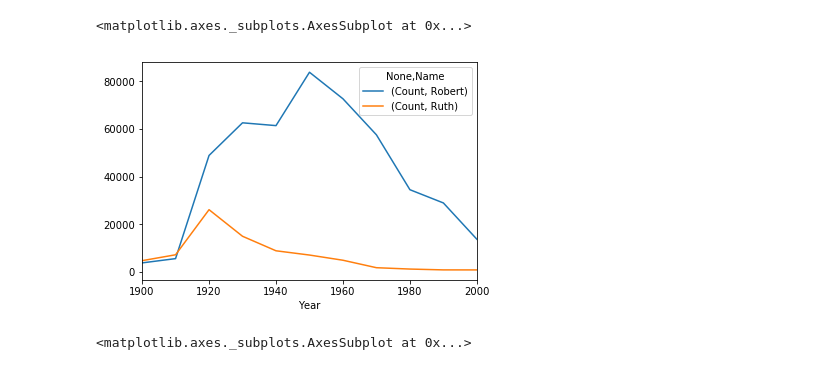
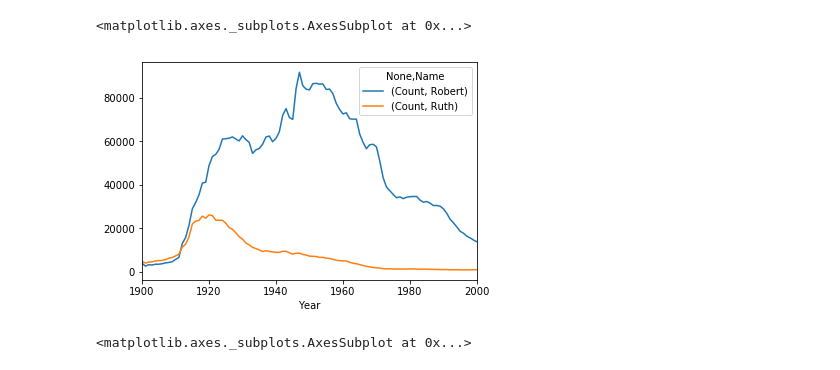
Before and after one commit to Sworddanser/HomeWork_python3, a Jupyter notebook: HW_4.2.ipynb, the cells around one changed output. Drawn from its saved outputs; the diff is of its cells as text; code cells hidden in the pictures.

```diff
--- a/HW_4.2.ipynb
+++ b/HW_4.2.ipynb
@@ -13,16 +13,16 @@ DATA_FOLDER = 'C:/Users/Faqer/Desktop/python/HW/jupiter/data/'
 # %%
 #Задание номер раз "Построить график изменения количества имен Ruth и Robert с 1900 по 2000."
 names_by_year = {}
-for year in range(1900, 2001, 10):
+for year in range(1900, 2001, 1):
     names_by_year[year] = pd.read_csv(os.path.join(DATA_FOLDER + 'yob{}.txt'.format(year)),
         names=['Name','Gender','Count']
     )
 names_all = pd.concat(names_by_year, names=['Year', 'Pos'])
 name_dynamics = names_all.groupby([names_all.index.get_level_values(0), 'Name']).sum()
 name_dynamics.query('Name == ["Ruth", "Robert"]').unstack('Name').plot()
 # %% [output]
 <matplotlib.axes._subplots.AxesSubplot at 0x...>
-[figure, old version]
+[figure, new version]
 # %%
 #Задание номер два
 #"Построить гистограмму по количеству их имен с 1900 по 2000 с 5-летними промежутками (1900, 1905, 1910, …, 1995, 2000)."
```
Also changed, not shown: parts of 1 cell of this notebook.
